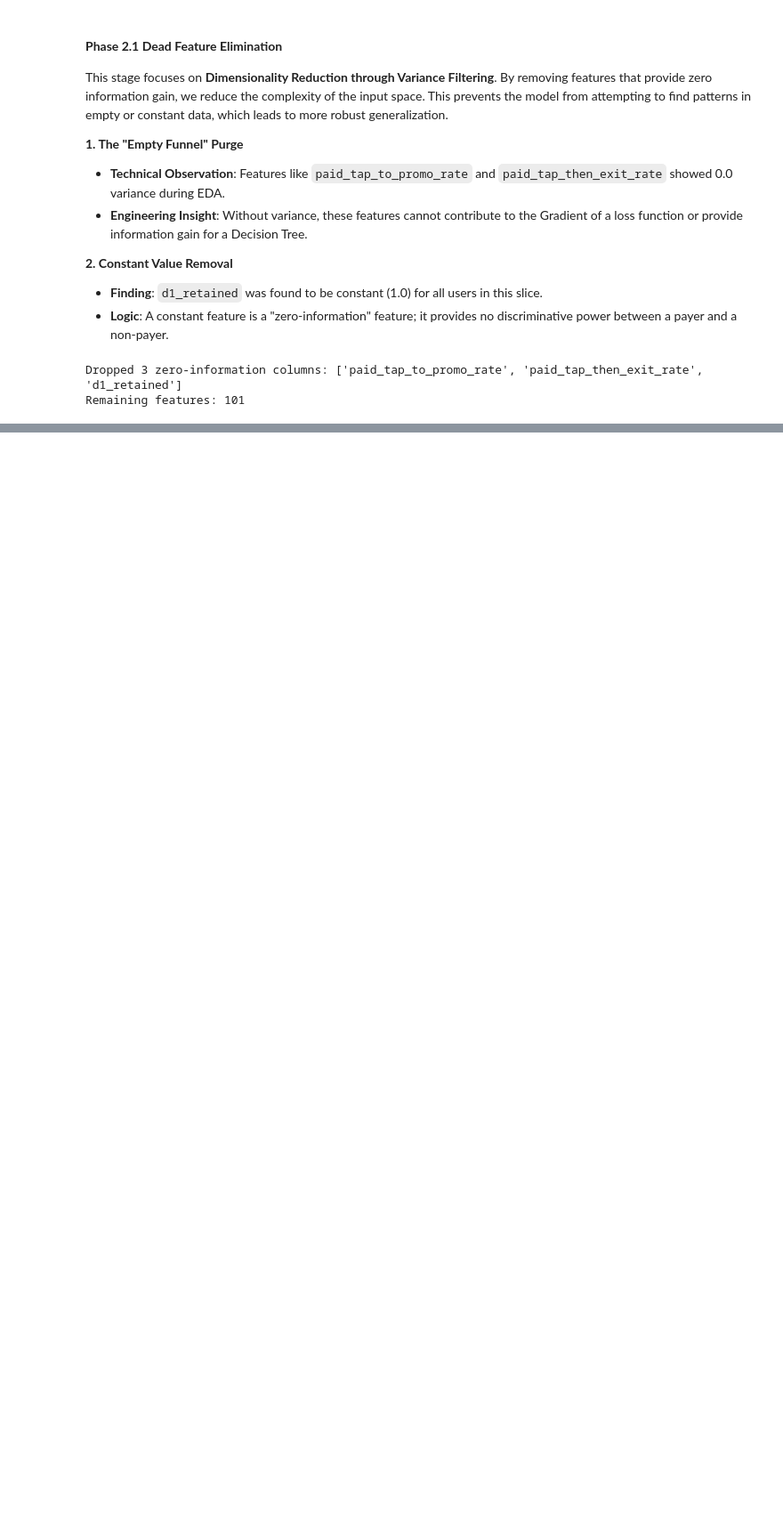
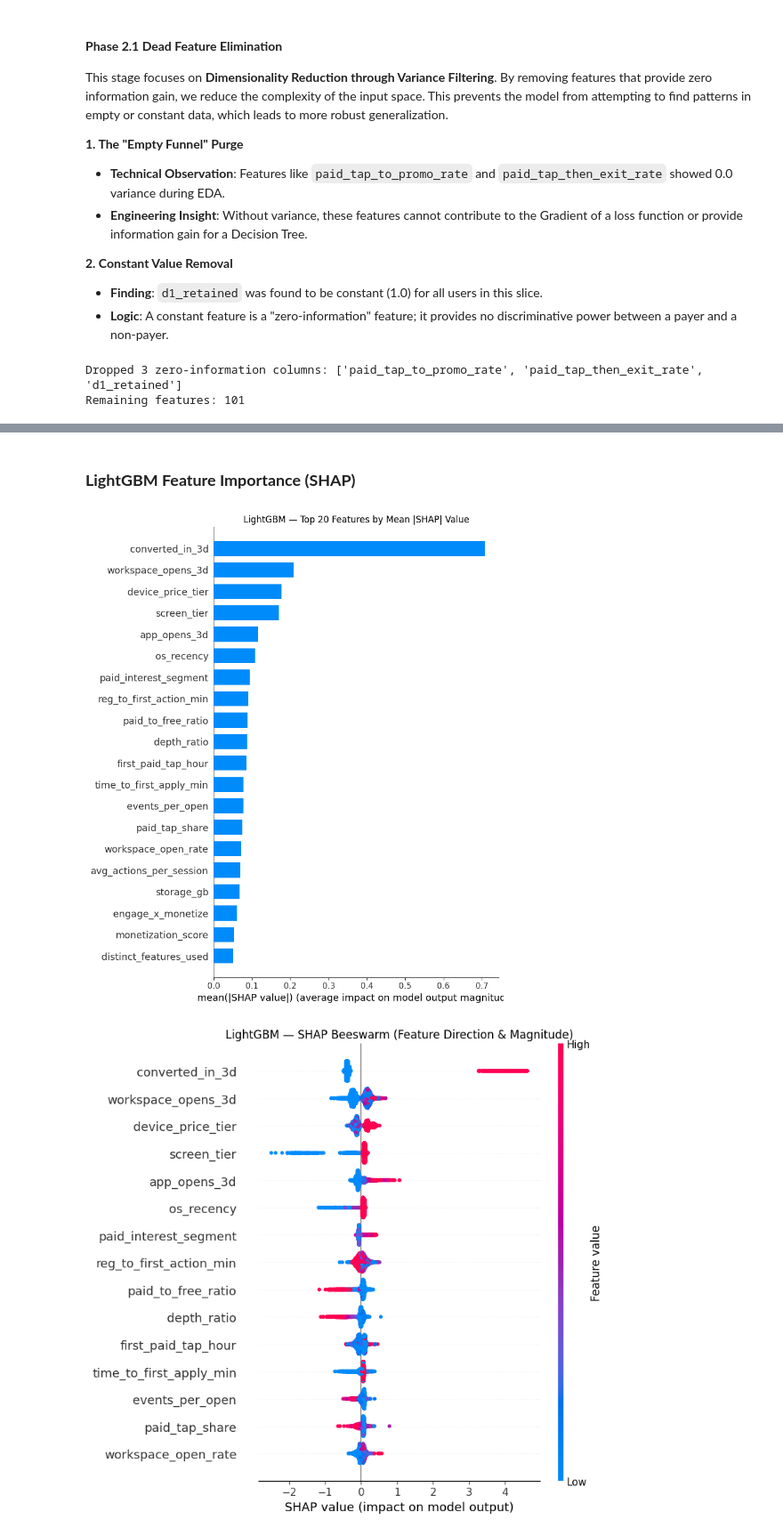
Before and after one commit to VaheGdlyan/DS_Projects, a Jupyter notebook: task_3_revenue_prediction/task_3_notebook.ipynb, the cells around one changed output, grey strips where cells are left out. Shown at 89% size. Drawn from its saved outputs; the diff is of its cells as text; code cells hidden in the pictures; blank space fills up the shorter version.

```diff
--- a/task_3_revenue_prediction/task_3_notebook.ipynb
+++ b/task_3_revenue_prediction/task_3_notebook.ipynb
@@ -1230,0 +1783,31 @@ Added flags: never_saved, never_applied, storage_gb_missing
+# %% [markdown]
+ ### **LightGBM Feature Importance (SHAP)**
+# %%
+# Use the final trained model on a sample (SHAP on 390K rows is slow)
+shap_sample = X_train.sample(n=5000, random_state=SEED)
+
+explainer    = shap.TreeExplainer(lgbm_final)
+shap_values  = explainer.shap_values(shap_sample)
+
+# For binary classification, shap_values is a list [class_0, class_1]
+# We want class 1 (payer)
+if isinstance(shap_values, list):
+    sv = shap_values[1]
+else:
+    sv = shap_values
+
+plt.figure(figsize=(10, 8))
+shap.summary_plot(sv, shap_sample, plot_type='bar', show=False, max_display=20)
+plt.title('LightGBM — Top 20 Features by Mean |SHAP| Value', fontsize=12)
+plt.tight_layout()
+plt.show()
+
+# Beeswarm (direction of effect — the more valuable plot)
+plt.figure(figsize=(10, 8))
+shap.summary_plot(sv, shap_sample, show=False, max_display=15)
+plt.title('LightGBM — SHAP Beeswarm (Feature Direction & Magnitude)', fontsize=12)
+plt.tight_layout()
+plt.show()
+# %% [output]
+[figure, added]
+[figure, added]
```
Also changed, not shown: parts of 57 cells of this notebook, 1 other file.
